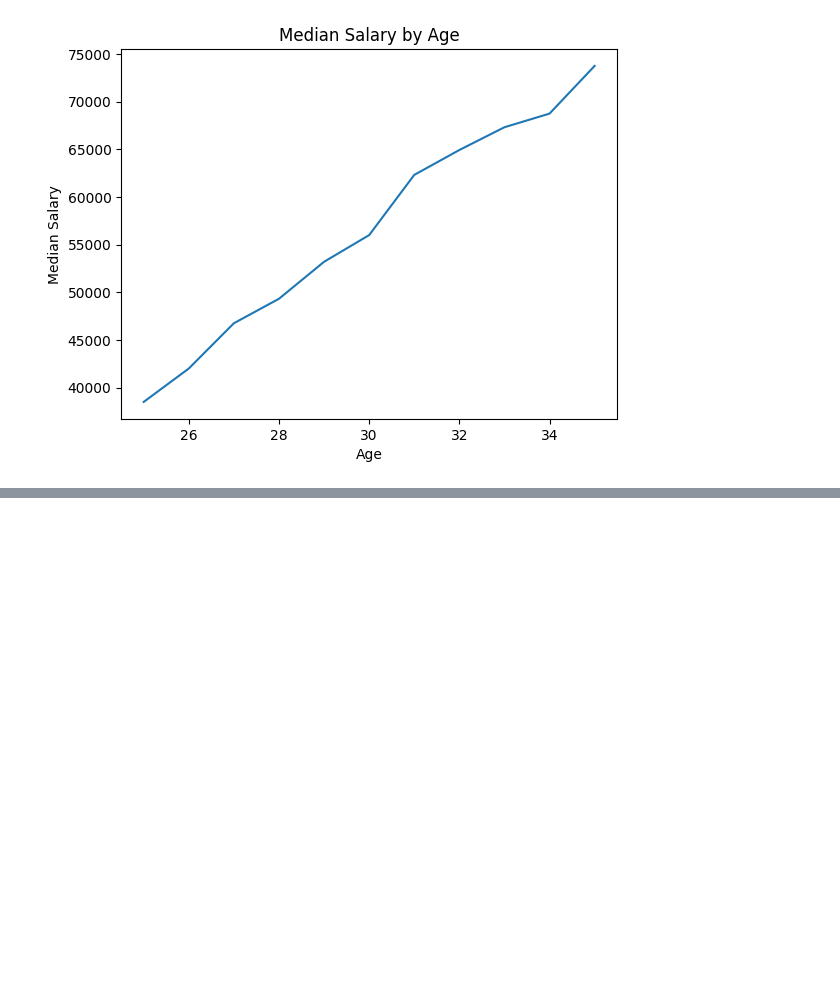
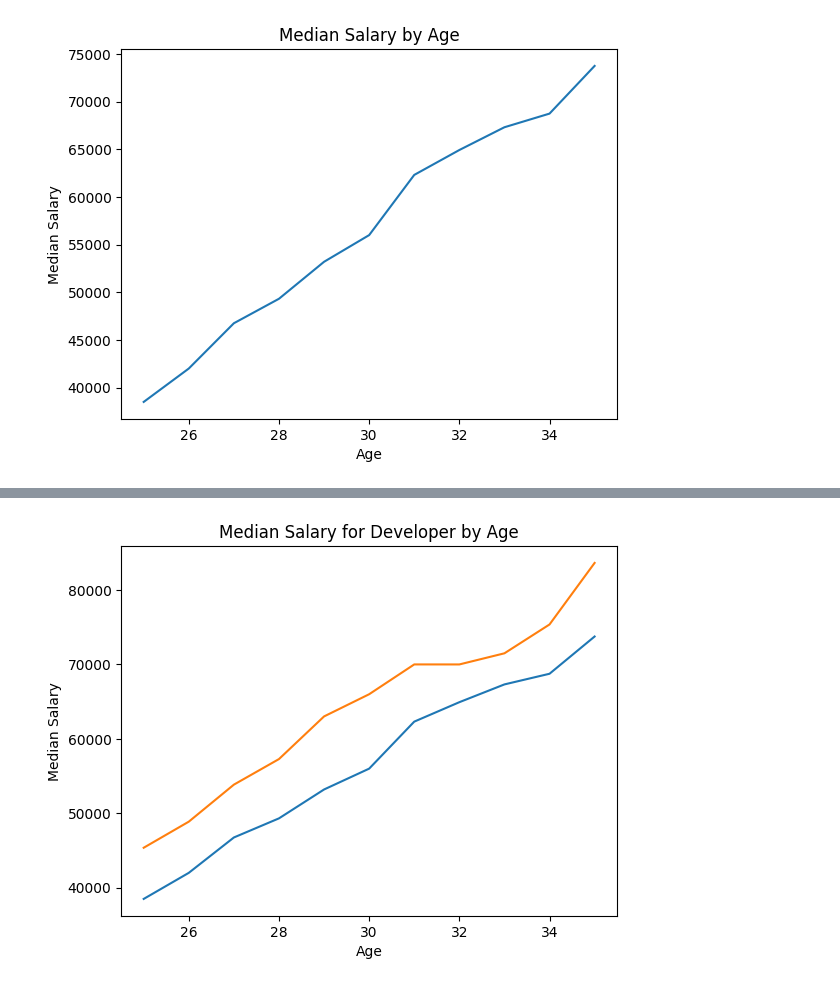
Before and after one commit to pranavdhawale/data-science, a Jupyter notebook: corey-schafer/median-salary.ipynb, the cells around one changed output, grey strips where cells are left out. Cells and saved outputs as stored; diff of their text form; code cells hidden in the pictures; blank space fills up the shorter version.

```diff
--- a/corey-schafer/median-salary.ipynb
+++ b/corey-schafer/median-salary.ipynb
@@ -26,0 +46,12 @@ plt.show()
+# %%
+plt.plot(dev_age, dev_salary,
+        py_dev_age, py_dev_salary)
+
+plt.title("Median Salary for Developer by Age")
+
+plt.xlabel("Age")
+plt.ylabel("Median Salary")
+
+plt.show()
+# %% [output]
+[figure, added]
```
Also changed, not shown: parts of 1 cell of this notebook.
